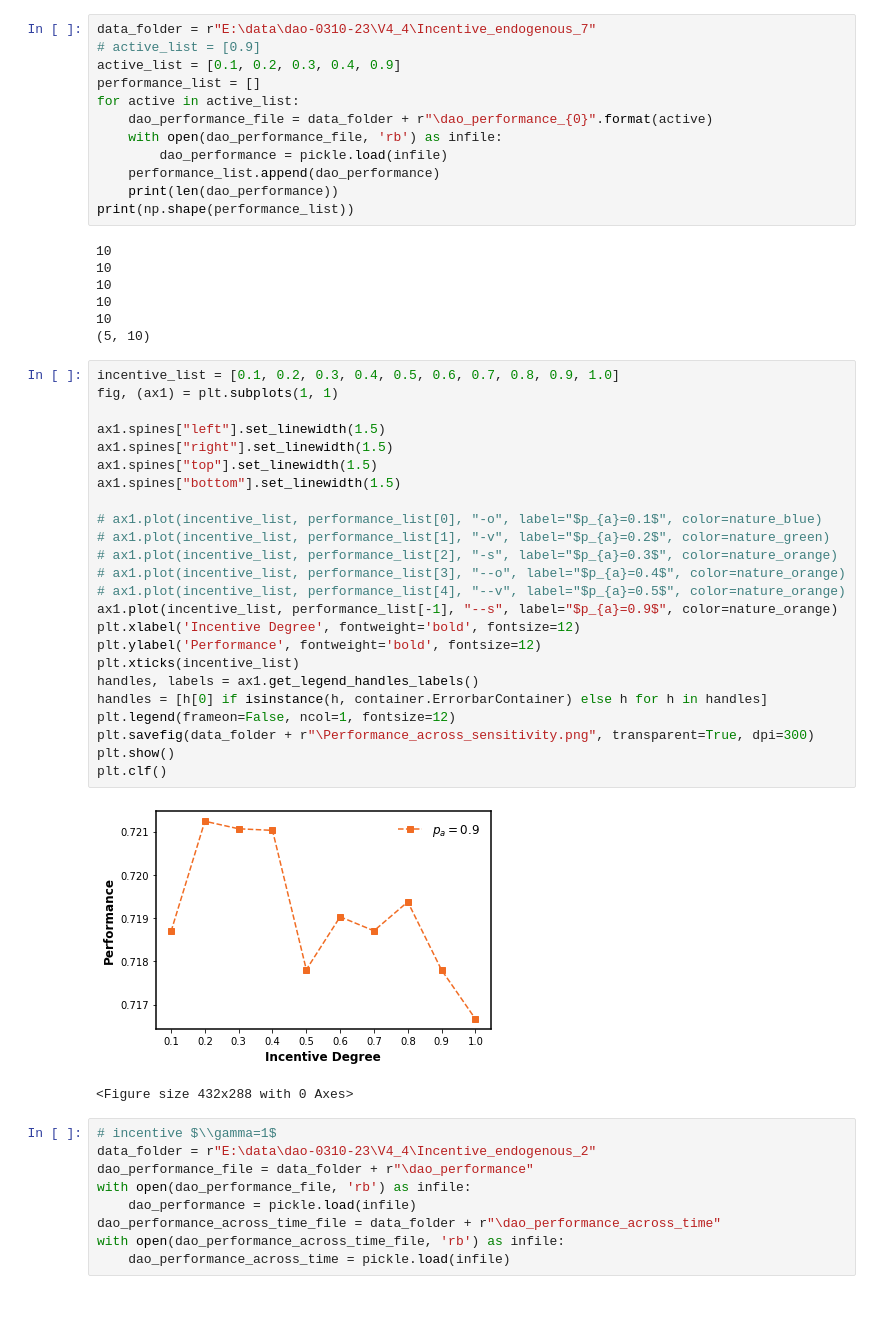
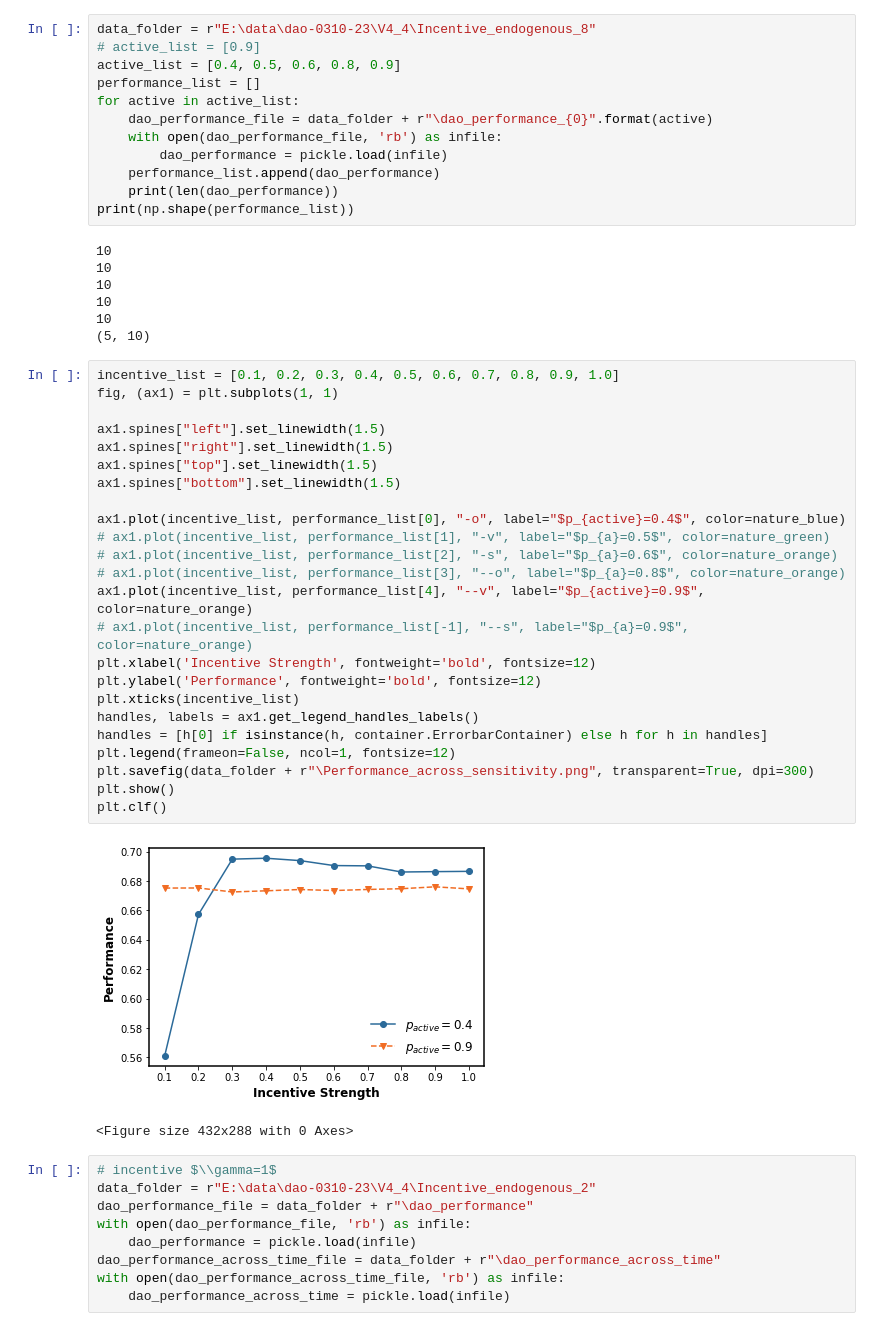
Before and after one commit to GrandJune/DAOs, a Jupyter notebook: V4/Incentive_endogenous/Evaluator.ipynb, the cells around one changed output. Saved outputs shown, nothing was run; the diff lists cells and outputs as text; blank space fills up the shorter version.

```diff
--- a/V4/Incentive_endogenous/Evaluator.ipynb
+++ b/V4/Incentive_endogenous/Evaluator.ipynb
@@ -73,9 +73,9 @@ deep_grey = "#A6ABB6"
 # print("full_data: ", full_data)
 #
 # %%
-data_folder = r"E:\data\dao-0310-23\V4_4\Incentive_endogenous_7"
+data_folder = r"E:\data\dao-0310-23\V4_4\Incentive_endogenous_8"
 # active_list = [0.9]
-active_list = [0.1, 0.2, 0.3, 0.4, 0.9]
+active_list = [0.4, 0.5, 0.6, 0.8, 0.9]
 performance_list = []
 for active in active_list:
     dao_performance_file = data_folder + r"\dao_performance_{0}".format(active)
@@ -94,29 +94,29 @@ print(np.shape(performance_list))
 # %%
 incentive_list = [0.1, 0.2, 0.3, 0.4, 0.5, 0.6, 0.7, 0.8, 0.9, 1.0]
 fig, (ax1) = plt.subplots(1, 1)
 
 ax1.spines["left"].set_linewidth(1.5)
 ax1.spines["right"].set_linewidth(1.5)
 ax1.spines["top"].set_linewidth(1.5)
 ax1.spines["bottom"].set_linewidth(1.5)
 
-# ax1.plot(incentive_list, performance_list[0], "-o", label="$p_{a}=0.1$", color=nature_blue)
-# ax1.plot(incentive_list, performance_list[1], "-v", label="$p_{a}=0.2$", color=nature_green)
-# ax1.plot(incentive_list, performance_list[2], "-s", label="$p_{a}=0.3$", color=nature_orange)
-# ax1.plot(incentive_list, performance_list[3], "--o", label="$p_{a}=0.4$", color=nature_orange)
-# ax1.plot(incentive_list, performance_list[4], "--v", label="$p_{a}=0.5$", color=nature_orange)
-ax1.plot(incentive_list, performance_list[-1], "--s", label="$p_{a}=0.9$", color=nature_orange)
-plt.xlabel('Incentive Degree', fontweight='bold', fontsize=12)
+ax1.plot(incentive_list, performance_list[0], "-o", label="$p_{active}=0.4$", color=nature_blue)
+# ax1.plot(incentive_list, performance_list[1], "-v", label="$p_{a}=0.5$", color=nature_green)
+# ax1.plot(incentive_list, performance_list[2], "-s", label="$p_{a}=0.6$", color=nature_orange)
+# ax1.plot(incentive_list, performance_list[3], "--o", label="$p_{a}=0.8$", color=nature_orange)
+ax1.plot(incentive_list, performance_list[4], "--v", label="$p_{active}=0.9$", color=nature_orange)
+# ax1.plot(incentive_list, performance_list[-1], "--s", label="$p_{a}=0.9$", color=nature_orange)
+plt.xlabel('Incentive Strength', fontweight='bold', fontsize=12)
 plt.ylabel('Performance', fontweight='bold', fontsize=12)
 plt.xticks(incentive_list)
 handles, labels = ax1.get_legend_handles_labels()
 handles = [h[0] if isinstance(h, container.ErrorbarContainer) else h for h in handles]
 plt.legend(frameon=False, ncol=1, fontsize=12)
 plt.savefig(data_folder + r"\Performance_across_sensitivity.png", transparent=True, dpi=300)
 plt.show()
 plt.clf()
 # %% [output]
-[figure, old version]
+[figure, new version]
 <Figure size 432x288 with 0 Axes>
 # %%
 # incentive $\\gamma=1$
```
Also changed, not shown: 1 other file.
